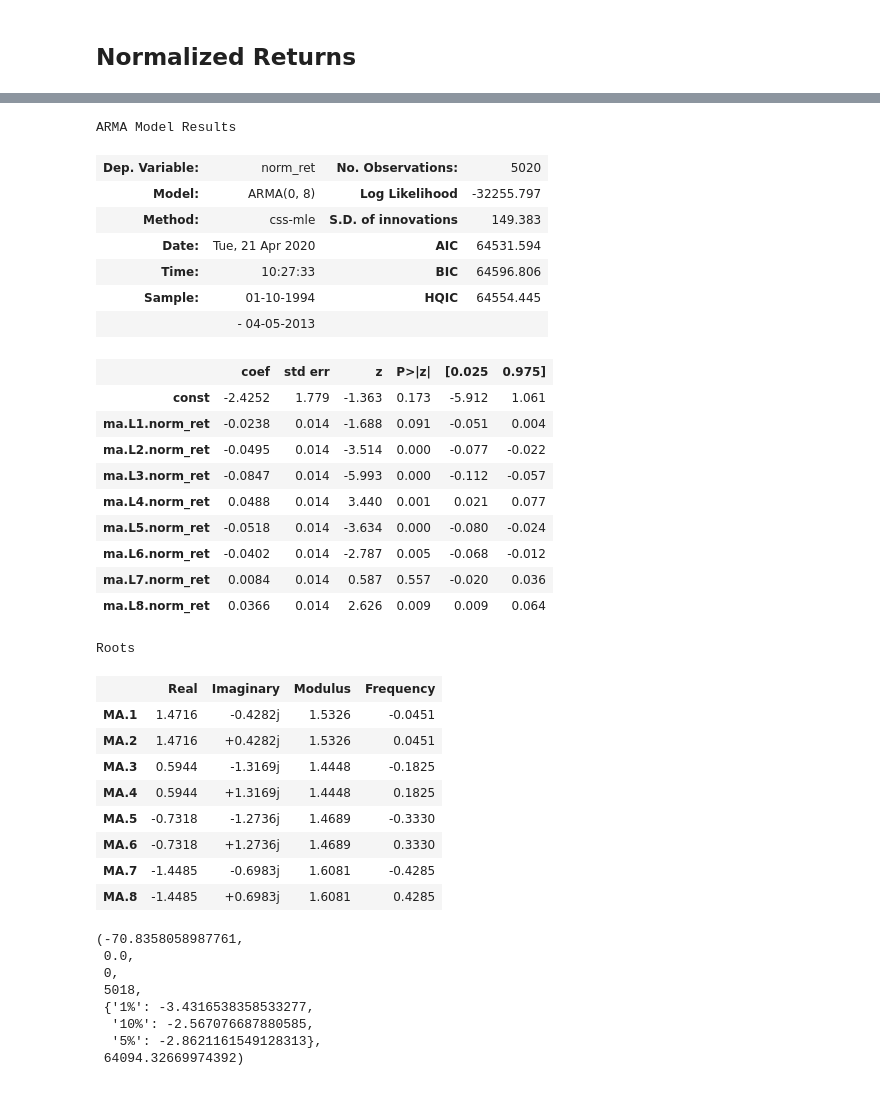
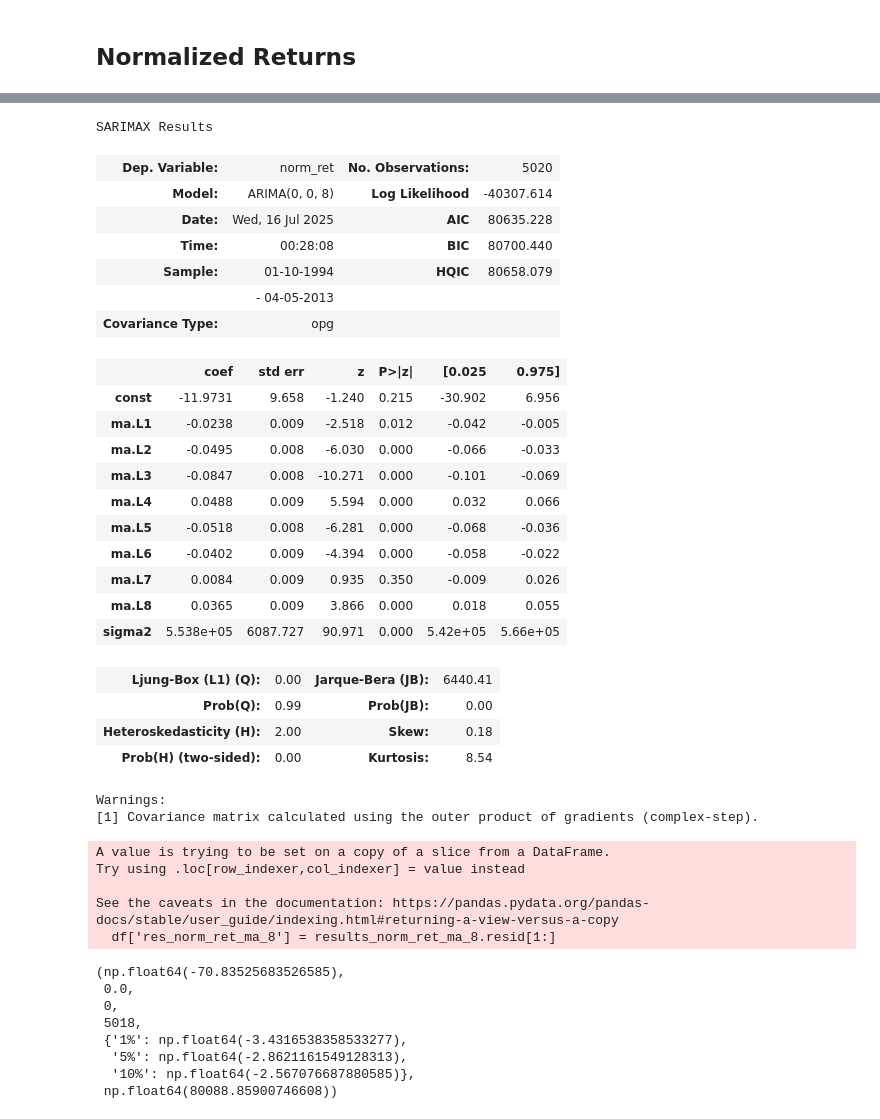
Before and after one commit to GDuranHenriquez/curso-series-temporales, a Jupyter notebook: 6. Modelos MA medias móviles/Python/8_Modelo_MA_Returns.ipynb, the cells around one changed output, grey strips where cells are left out. Saved outputs shown, nothing was run; the diff lists cells and outputs as text; code cells hidden in the pictures.

```diff
--- a/6. Modelos MA medias móviles/Python/8_Modelo_MA_Returns.ipynb
+++ b/6. Modelos MA medias móviles/Python/8_Modelo_MA_Returns.ipynb
@@ -60,7 +60,7 @@ Como podemos ver $-1.904155141883686$ es mayor que cualquiera de los valores cri
 # %% [markdown]
 Hacemos una transformación de los datos, una transformación que se suele hacer en datos de mercado es convertir los precios en datos de retorno. Los retornos es un porcentaje de cambio de los precios consecutivos.
 # %%
-df['returns'] = df.market_value.pct_change(1)*100 #100 para que sea porcentaje (pct_change es porcentaje de cambio) y 1 para que sea diario
+df.loc[:,'returns'] = df.market_value.pct_change(1)*100 #100 para que sea porcentaje (pct_change es porcentaje de cambio) y 1 para que sea diario
 # %%
 df.head()
 # %% [output]
@@ -447,8 +447,10 @@ plt.show()
 # %% [markdown]
 ## Normalized Prices
 # %%
-benchmark = df.market_value.iloc[0]
-df['norm'] = df.market_value.div(benchmark).mul(100)
+#benchmark = df.market_value.iloc[0]
+benchmark = df['market_value'].iloc[0]
+#df['norm'] = df.market_value.div(benchmark).mul(100)
+df.loc[:, 'norm'] = df.market_value.div(benchmark).mul(100)
 # %%
 df.head()
 # %% [output]
@@ -474,4 +478,4 @@ sts.adfuller(df['norm'])
 ## Normalized Returns
 # %%
 bench_ret = df.returns.iloc[1]
-df['norm_ret'] = df.returns.div(bench_ret).mul(100)
+df.loc[:,'norm_ret'] = df.returns.div(bench_ret).mul(100)
@@ -505,49 +517,52 @@ plt.show()
 # %%
-model_norm_ret_ma_8 = ARMA(df.norm_ret[1:], order=(0,8))
+model_norm_ret_ma_8 = ARIMA(df.norm_ret[1:], order=(0, 0 ,8))  #ARMA(df.norm_ret[1:], order=(0,8))
 results_norm_ret_ma_8 = model_norm_ret_ma_8.fit()
 results_norm_ret_ma_8.summary()
 # %% [output]
-ARMA Model Results
+SARIMAX Results
 | Dep. Variable: | norm_ret | No. Observations: | 5020 |
-| Model: | ARMA(0, 8) | Log Likelihood | -32255.797 |
-| Method: | css-mle | S.D. of innovations | 149.383 |
-| Date: | Tue, 21 Apr 2020 | AIC | 64531.594 |
-| Time: | 10:27:33 | BIC | 64596.806 |
-| Sample: | 01-10-1994 | HQIC | 64554.445 |
+| Model: | ARIMA(0, 0, 8) | Log Likelihood | -40307.614 |
+| Date: | Wed, 16 Jul 2025 | AIC | 80635.228 |
+| Time: | 00:28:08 | BIC | 80700.440 |
+| Sample: | 01-10-1994 | HQIC | 80658.079 |
 |  | - 04-05-2013 |  |  |
+| Covariance Type: | opg |  |  |
 |  | coef | std err | z | P>|z| | [0.025 | 0.975] |
-| const | -2.4252 | 1.779 | -1.363 | 0.173 | -5.912 | 1.061 |
-| ma.L1.norm_ret | -0.0238 | 0.014 | -1.688 | 0.091 | -0.051 | 0.004 |
-| ma.L2.norm_ret | -0.0495 | 0.014 | -3.514 | 0.000 | -0.077 | -0.022 |
-| ma.L3.norm_ret | -0.0847 | 0.014 | -5.993 | 0.000 | -0.112 | -0.057 |
-| ma.L4.norm_ret | 0.0488 | 0.014 | 3.440 | 0.001 | 0.021 | 0.077 |
-| ma.L5.norm_ret | -0.0518 | 0.014 | -3.634 | 0.000 | -0.080 | -0.024 |
-| ma.L6.norm_ret | -0.0402 | 0.014 | -2.787 | 0.005 | -0.068 | -0.012 |
-| ma.L7.norm_ret | 0.0084 | 0.014 | 0.587 | 0.557 | -0.020 | 0.036 |
-| ma.L8.norm_ret | 0.0366 | 0.014 | 2.626 | 0.009 | 0.009 | 0.064 |
+| const | -11.9731 | 9.658 | -1.240 | 0.215 | -30.902 | 6.956 |
+| ma.L1 | -0.0238 | 0.009 | -2.518 | 0.012 | -0.042 | -0.005 |
+| ma.L2 | -0.0495 | 0.008 | -6.030 | 0.000 | -0.066 | -0.033 |
+| ma.L3 | -0.0847 | 0.008 | -10.271 | 0.000 | -0.101 | -0.069 |
+| ma.L4 | 0.0488 | 0.009 | 5.594 | 0.000 | 0.032 | 0.066 |
+| ma.L5 | -0.0518 | 0.008 | -6.281 | 0.000 | -0.068 | -0.036 |
+| ma.L6 | -0.0402 | 0.009 | -4.394 | 0.000 | -0.058 | -0.022 |
+| ma.L7 | 0.0084 | 0.009 | 0.935 | 0.350 | -0.009 | 0.026 |
+| ma.L8 | 0.0365 | 0.009 | 3.866 | 0.000 | 0.018 | 0.055 |
+| sigma2 | 5.538e+05 | 6087.727 | 90.971 | 0.000 | 5.42e+05 | 5.66e+05 |
+| Ljung-Box (L1) (Q): | 0.00 | Jarque-Bera (JB): | 6440.41 |
+| Prob(Q): | 0.99 | Prob(JB): | 0.00 |
+| Heteroskedasticity (H): | 2.00 | Skew: | 0.18 |
+| Prob(H) (two-sided): | 0.00 | Kurtosis: | 8.54 |
-Roots
+Warnings:
+[1] Covariance matrix calculated using the outer product of gradients (complex-step).
-|  | Real | Imaginary | Modulus | Frequency |
-| MA.1 | 1.4716 | -0.4282j | 1.5326 | -0.0451 |
-| MA.2 | 1.4716 | +0.4282j | 1.5326 | 0.0451 |
-| MA.3 | 0.5944 | -1.3169j | 1.4448 | -0.1825 |
-| MA.4 | 0.5944 | +1.3169j | 1.4448 | 0.1825 |
-| MA.5 | -0.7318 | -1.2736j | 1.4689 | -0.3330 |
-| MA.6 | -0.7318 | +1.2736j | 1.4689 | 0.3330 |
-| MA.7 | -1.4485 | -0.6983j | 1.6081 | -0.4285 |
-| MA.8 | -1.4485 | +0.6983j | 1.6081 | 0.4285 |
 # %%
 df['res_norm_ret_ma_8'] = results_norm_ret_ma_8.resid[1:]
+# %% [output]
+A value is trying to be set on a copy of a slice from a DataFrame.
+Try using .loc[row_indexer,col_indexer] = value instead
+
+See the caveats in the documentation: https://pandas.pydata.org/pandas-docs/stable/user_guide/indexing.html#returning-a-view-versus-a-copy
+  df['res_norm_ret_ma_8'] = results_norm_ret_ma_8.resid[1:]
 # %%
 sts.adfuller(df.res_norm_ret_ma_8[2:])
 # %% [output]
-(-70.8358058987761,
+(np.float64(-70.83525683526585),
  0.0,
  0,
  5018,
- {'1%': -3.4316538358533277,
-  '10%': -2.567076687880585,
-  '5%': -2.8621161549128313},
- 64094.32669974392)
+ {'1%': np.float64(-3.4316538358533277),
+  '5%': np.float64(-2.8621161549128313),
+  '10%': np.float64(-2.567076687880585)},
+ np.float64(80088.85900746608))
 # %%
 df.res_norm_ret_ma_8[1:].plot(figsize=(20,5))
 plt.title("Residuals of Normalized Returns",size=24)
```
Also changed, not shown: parts of 18 cells of this notebook, 8 other files.
